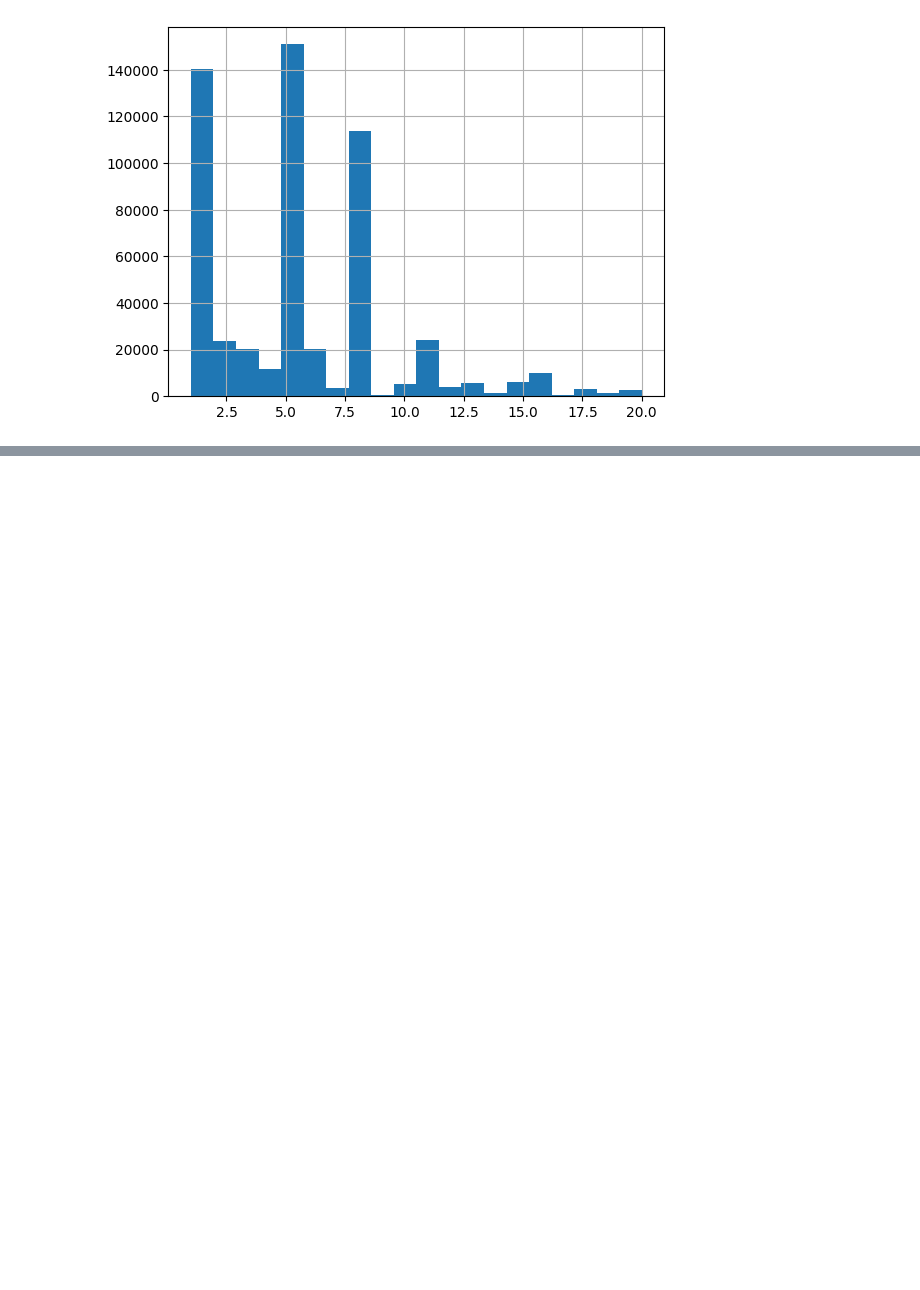
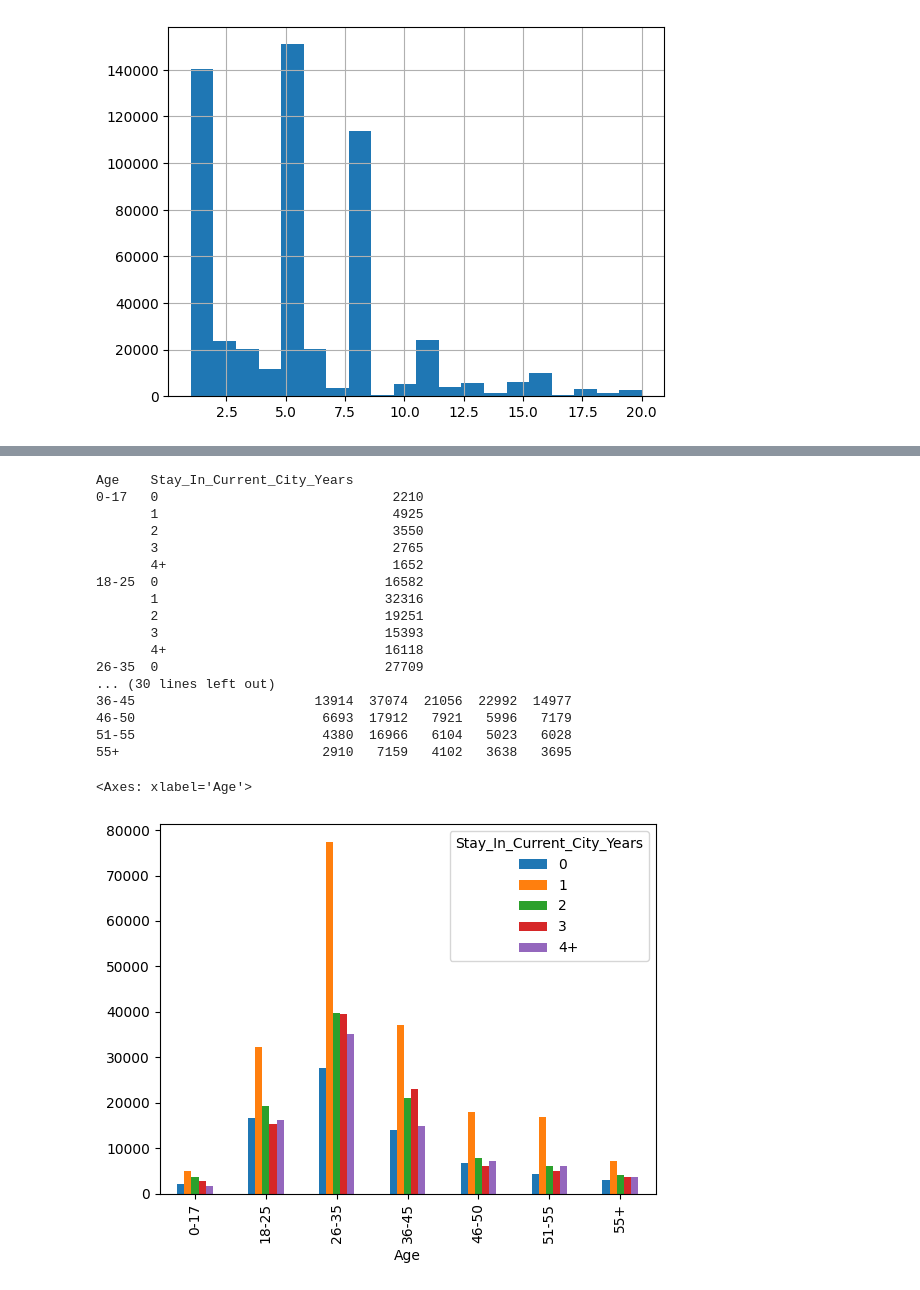
Before and after one commit to Green-Kiwie/Extreme-Couponers-Walmart-Black-Friday, a Jupyter notebook: Data_Exploration.ipynb, the cells around one changed output, grey strips where cells are left out. Drawn from its saved outputs; the diff is of its cells as text; code cells hidden in the pictures; blank space fills up the shorter version.

```diff
--- a/Data_Exploration.ipynb
+++ b/Data_Exploration.ipynb
@@ -155,0 +212,29 @@ plt.show()
+# %%
+#exploring age and stay_in_current_city_years
+
+age_and_stay_data = raw_data[["Age", "Stay_In_Current_City_Years"]]
+age_stay_count = age_and_stay_data.groupby(["Age", "Stay_In_Current_City_Years"])["Stay_In_Current_City_Years"].size()
+print(age_stay_count)
+age_stay_pivot = age_stay_count.unstack()
+print(age_stay_pivot)
+age_stay_pivot.plot(kind="bar")
+# %% [output]
+Age    Stay_In_Current_City_Years
+0-17   0                              2210
+       1                              4925
+       2                              3550
+       3                              2765
+       4+                             1652
+18-25  0                             16582
+       1                             32316
+       2                             19251
+       3                             15393
+       4+                            16118
+26-35  0                             27709
+... (30 lines left out)
+36-45                       13914  37074  21056  22992  14977
+46-50                        6693  17912   7921   5996   7179
+51-55                        4380  16966   6104   5023   6028
+55+                          2910   7159   4102   3638   3695
+<Axes: xlabel='Age'>
+[figure, added]
```
Also changed, not shown: parts of 4 cells of this notebook, 2 other files.
